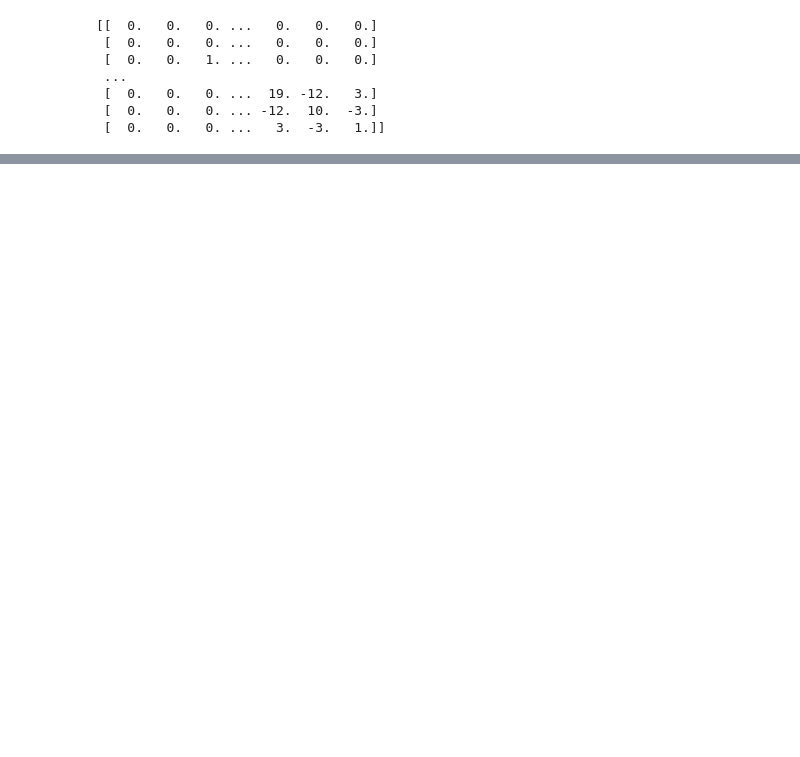
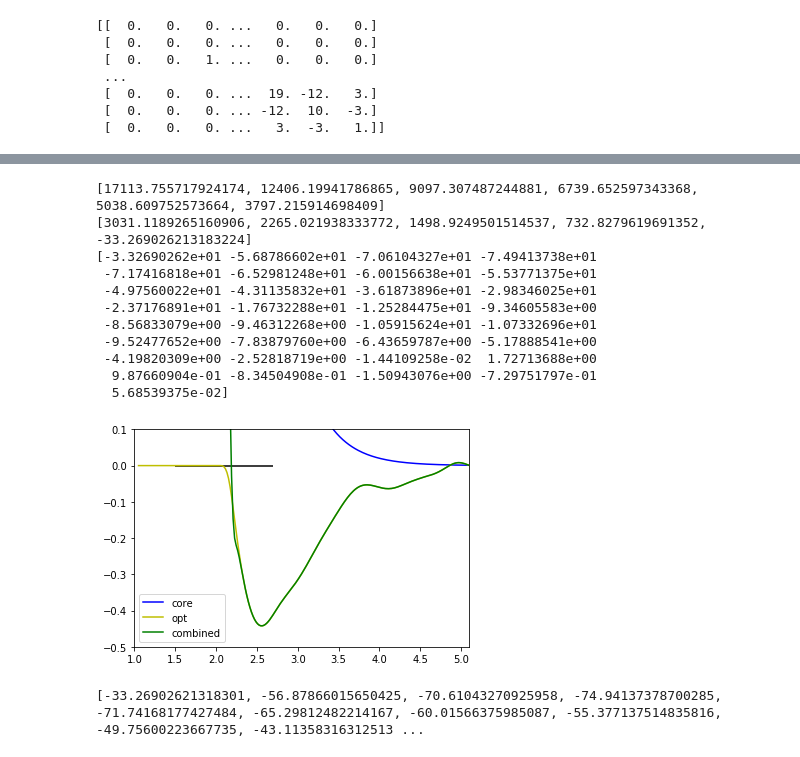
Before and after one commit to vlcekl/eam-models, a Jupyter notebook: notebooks/convert_tpf_to_bsplines.ipynb, the cells around one changed output, grey strips where cells are left out. Saved outputs shown, nothing was run; the diff lists cells and outputs as text; code cells hidden in the pictures; blank space fills up the shorter version.

```diff
--- a/notebooks/convert_tpf_to_bsplines.ipynb
+++ b/notebooks/convert_tpf_to_bsplines.ipynb
@@ -207,8 +205,5 @@ def make_matrices(target, stats, weights=False):
             X.append(x_vars)
 
     return np.array(X), np.array(y)
-# %%
-def tpf(r, rc):
-    return (rc-r)**3 if r < rc else 0.0
 # %%
 binom = [1.0, -4.0, 6.0, -4.0, 1.0]
@@ -345,0 +540,50 @@ plt.xlim(2.0,5.65)
+# %%
+rr = np.linspace(1.05, 5.7, 250)
+
+# core
+plt.plot(rr, [u_core(r) for r in rr], 'b-', label='core')
+
+#optimized
+coeffs = list(beta[2:])
+knots = pair_knots + [5.35, 5.45, 5.55, 5.65]
+bs = [make_bspline(coeffs, knots, r) for r in rr]
+plt.plot(rr, bs, 'y-', label='opt')
+
+#combined
+#low_knots = list(np.linspace(1.05, 1.95, 10))
+low_knots = list(np.linspace(1.05, 1.45, 6))
+mid_knots = list(np.linspace(1.55, 1.95, 5))
+
+coeffs_core = [u_core(r+0.2)/(6*0.1**3) for r in low_knots]
+coeffs_low = coeffs_core
+
+# linear interpolation between core and beta values
+coeffs_mid = [coeffs_core[-1] + (beta[2] - coeffs_core[-1])*(i/5.) for i in range(1, 6)]
+
+knots_all = low_knots + mid_knots + pair_knots + [5.35, 5.45, 5.55, 5.65]
+coeffs_all = coeffs_low + coeffs_mid + list(beta[2:])
+bs_all = [make_bspline(coeffs_all, knots_all, r) for r in rr]
+plt.plot(rr, bs_all, 'g-', label='combined')
+
+plt.legend()
+plt.hlines(0.0, 1.5, 2.7)
+plt.ylim(-0.5, 0.1)
+plt.xlim(1.0, 5.1)
+
+#[(make_bspline(coeffs, knots, k), c, c/make_bspline(coeffs, knots, k+0.2)) for k, c in zip(pair_knots, coeffs)]
+print(coeffs_low)
+print(coeffs_mid)
+print(beta[2:])
+# %% [output]
+[17113.755717924174, 12406.19941786865, 9097.307487244881, 6739.652597343368, 5038.609752573664, 3797.215914698409]
+[3031.1189265160906, 2265.021938333772, 1498.9249501514537, 732.8279619691352, -33.269026213183224]
+[-3.32690262e+01 -5.68786602e+01 -7.06104327e+01 -7.49413738e+01
+ -7.17416818e+01 -6.52981248e+01 -6.00156638e+01 -5.53771375e+01
+ -4.97560022e+01 -4.31135832e+01 -3.61873896e+01 -2.98346025e+01
+ -2.37176891e+01 -1.76732288e+01 -1.25284475e+01 -9.34605583e+00
+ -8.56833079e+00 -9.46312268e+00 -1.05915624e+01 -1.07332696e+01
+ -9.52477652e+00 -7.83879760e+00 -6.43659787e+00 -5.17888541e+00
+ -4.19820309e+00 -2.52818719e+00 -1.44109258e-02  1.72713688e+00
+  9.87660904e-01 -8.34504908e-01 -1.50943076e+00 -7.29751797e-01
+  5.68539375e-02]
+[figure, added]
@@ -345,0 +594,4 @@ plt.xlim(2.0,5.65)
+# %%
+print(coeffs)
+# %% [output]
+[-33.26902621318301, -56.87866015650425, -70.61043270925958, -74.94137378700285, -71.74168177427484, -65.29812482214167, -60.01566375985087, -55.377137514835816, -49.75600223667735, -43.11358316312513 ...
```
Also changed, not shown: parts of 26 cells of this notebook.
